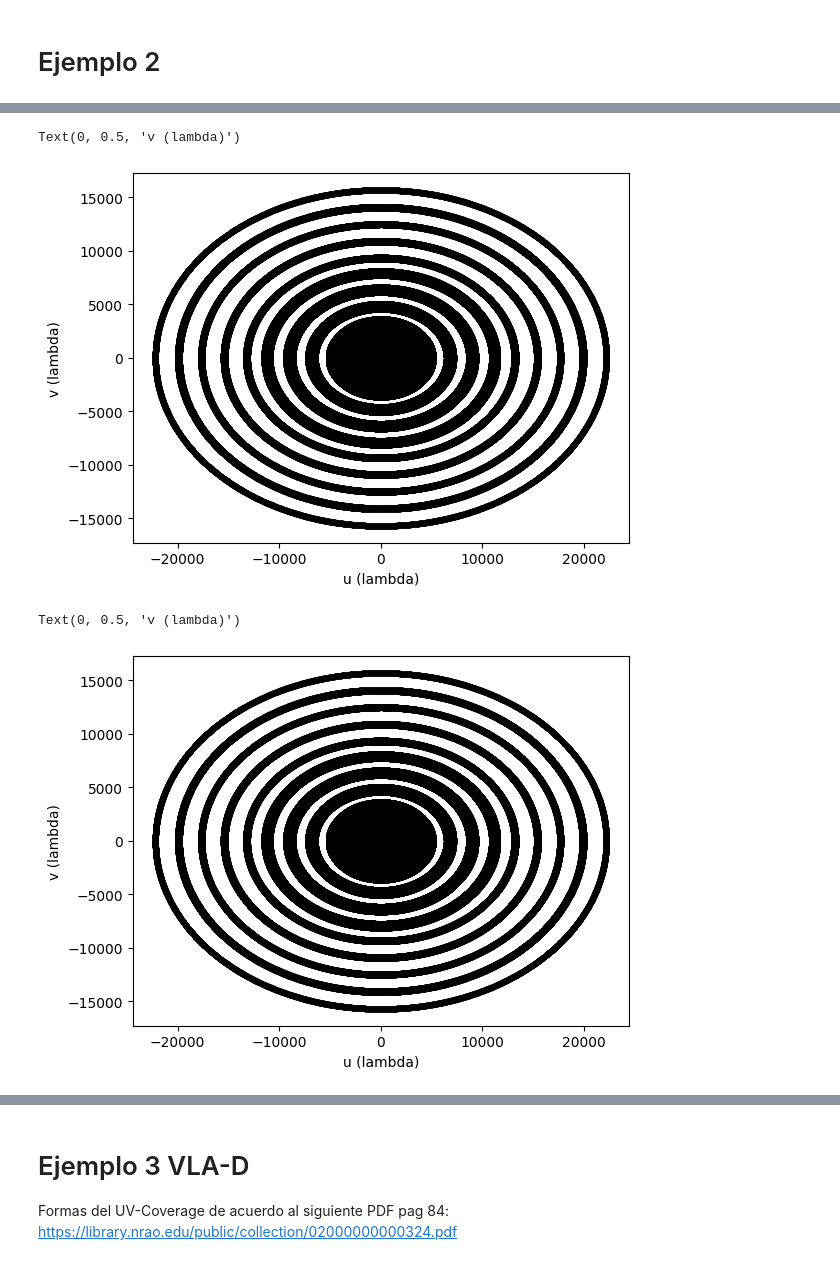
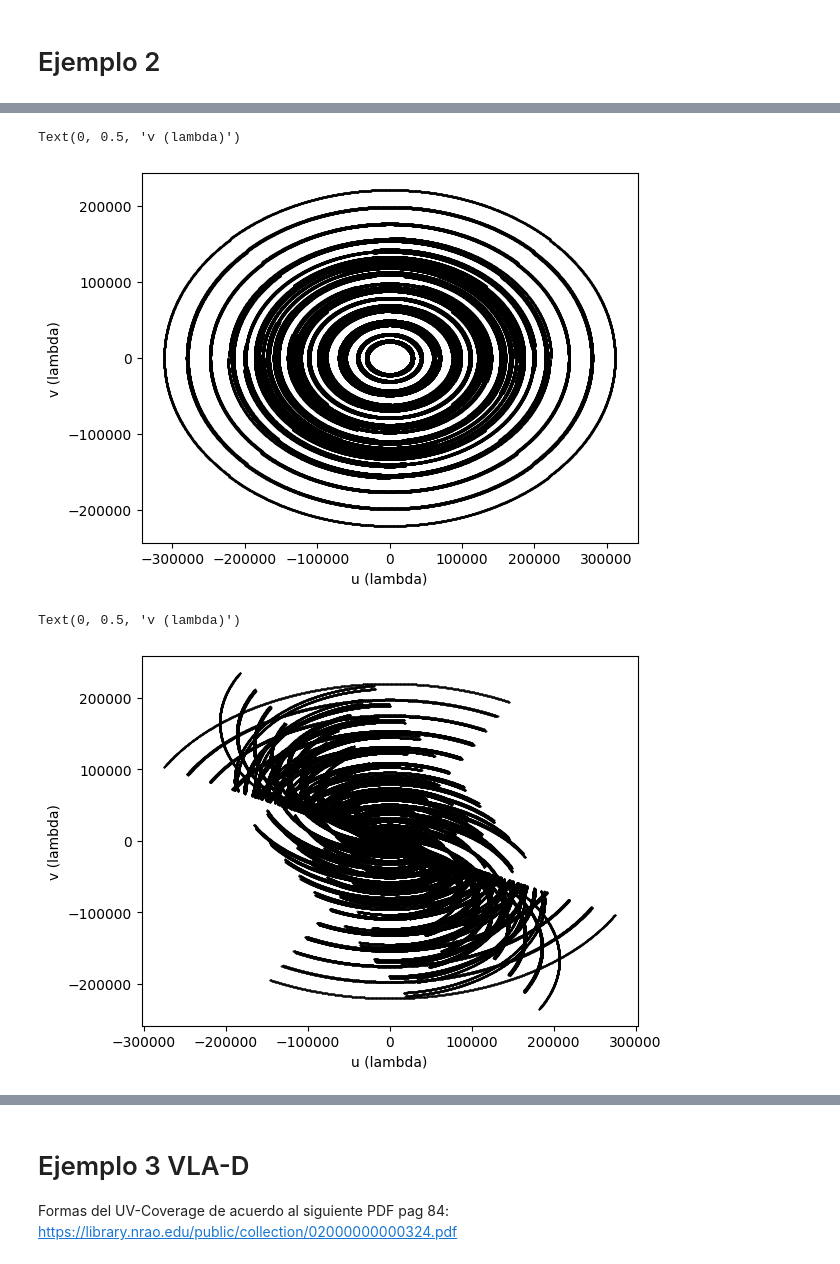
Before and after one commit to MatiasColil/API_Interferometry, a Jupyter notebook: jupyter notebook/interferometer.ipynb, the cells around one changed output, grey strips where cells are left out. Cells and saved outputs as stored; diff of their text form; code cells hidden in the pictures.

```diff
--- a/jupyter notebook/interferometer.ipynb
+++ b/jupyter notebook/interferometer.ipynb
@@ -55,7 +86,7 @@ def calc_RR(H,dec):
 
     return R
 # %%
-def h(hObs, gradDec):
+def h(hObs, gradDec, t_muestreo):
 
     """
     Cambia la duración de la observación a X horas
@@ -63,7 +94,7 @@ def h(hObs, gradDec):
        """
 
     observacion_grados = hObs * 15.0
-    HA = np.arange(-np.radians(observacion_grados), np.radians(observacion_grados), np.radians(0.1))  # [radianes]
+    HA = np.arange(-np.radians(observacion_grados), np.radians(observacion_grados), np.radians(t_muestreo/60))  # [radianes]
     dec = np.radians(gradDec)
     return HA, dec
 # %%
@@ -323,6 +345,5 @@ posiciones = [
     (-41.484644, -72.854922, 100),
     (-41.484623, -72.853653, 100)
 ]
-data = np.array(posiciones)
-df = pd.DataFrame(data, columns=['Latitud', 'Longitud', 'Altitud'])
-reference = [-41.484687, -72.859583]
+pos2 = np.array(posiciones)
+reference = [-41.484687, -72.859583, 100]
@@ -334,0 +350,2 @@ x, y, z = earth_location_to_local(abc, reference_location)
+# %%
+dataEJ2 = long2xyzbroad(pos2)
@@ -349,22 +385,22 @@ ej2 = np.column_stack((x.value,y.value,z.value))
 # %%
-# 12 horas de observación
-HA, dec = h(12,45)
+# X horas de observación, Y declinación, Z tiempo de muestreo
+HA, dec = h(3,45, 6)
 UV_coverageEJ2 = coverage(baselines(ej2), HA, dec)/wavelength
-N_UV_coverageEJ2 = new_cover(new_base(ej2), HA, dec)
+N_UV_coverageEJ2 = new_cover(new_base(dataEJ2), HA, dec)
 # %%
 fig, ax = plt.subplots()
-ax.scatter(UV_coverageEJ2[:, 0],UV_coverageEJ2[:,1], c="black", marker=".")
+ax.scatter(UV_coverageEJ2[:, 0],UV_coverageEJ2[:,1], c="black", marker=".", s=1)
 ax.set_xlabel('u (lambda)')
 ax.set_ylabel('v (lambda)')
 # %% [output]
 Text(0, 0.5, 'v (lambda)')
-[figure, old version]
+[figure, new version]
 # %%
 fig, ax = plt.subplots()
-ax.scatter(N_UV_coverageEJ2[:, 0],N_UV_coverageEJ2[:,1], c="black", marker=".")
+ax.scatter(N_UV_coverageEJ2[:, 0],N_UV_coverageEJ2[:,1], c="black", marker=".", s=0.5)
 ax.set_xlabel('u (lambda)')
 ax.set_ylabel('v (lambda)')
 # %% [output]
 Text(0, 0.5, 'v (lambda)')
-[figure, old version]
+[figure, new version]
 # %%
```
Also changed, not shown: parts of 66 cells of this notebook.
